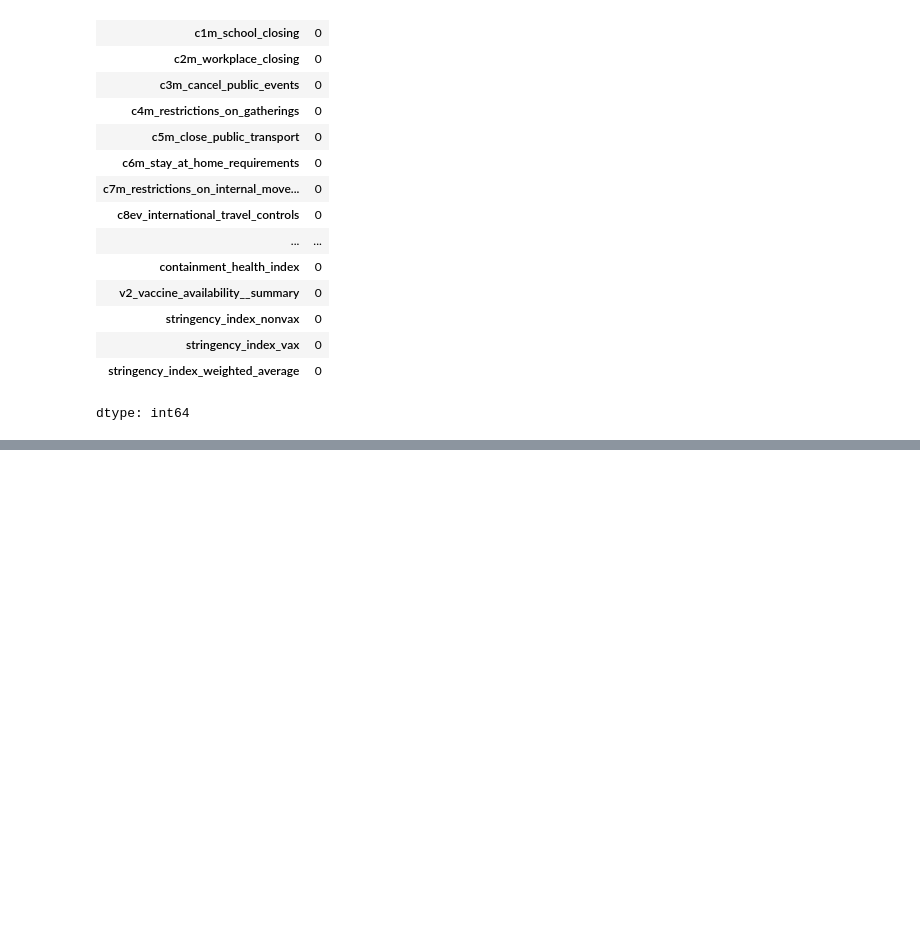
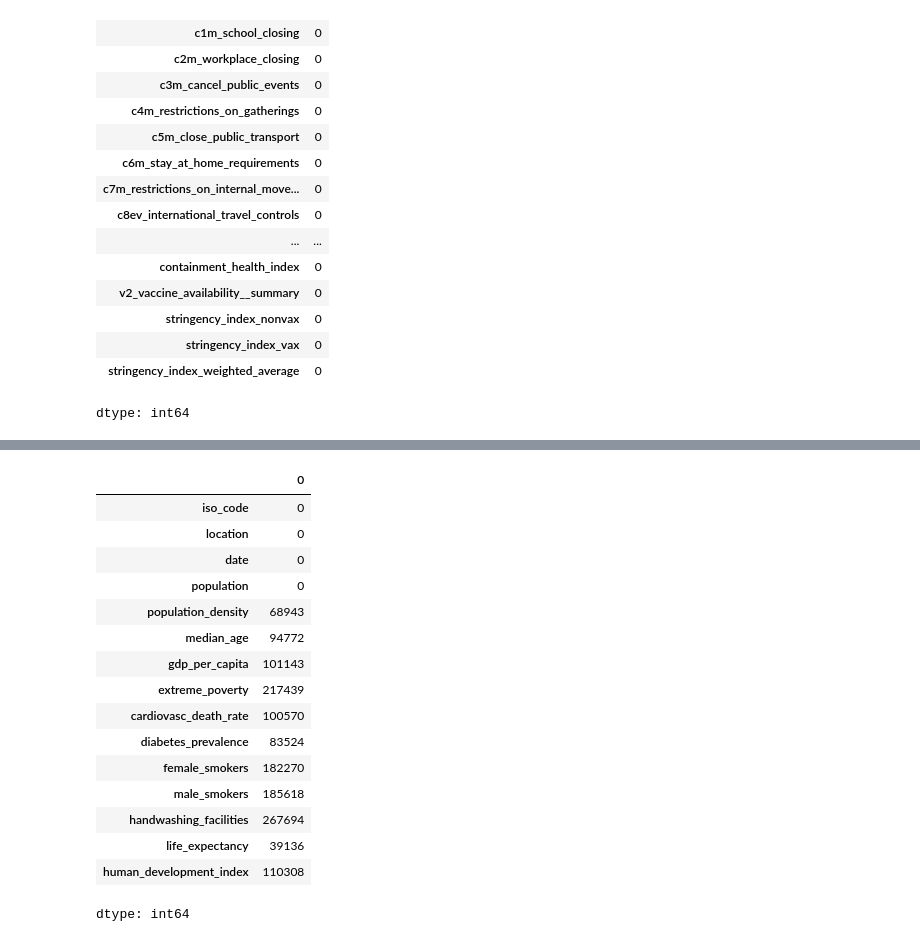
Before and after one commit to ArunKrishnan09/Covid-Analysis, a Jupyter notebook: Covid_analysis.ipynb, the cells around one changed output, grey strips where cells are left out. Saved outputs shown, nothing was run; the diff lists cells and outputs as text; code cells hidden in the pictures; blank space fills up the shorter version.

```diff
--- a/Covid_analysis.ipynb
+++ b/Covid_analysis.ipynb
@@ -364,0 +350,20 @@ for country in oxcgrt_policy["country"].unique():
+# %%
+misc_data.isnull().sum()
+# %% [output]
+|  | 0 |
+| iso_code | 0 |
+| location | 0 |
+| date | 0 |
+| population | 0 |
+| population_density | 68943 |
+| median_age | 94772 |
+| gdp_per_capita | 101143 |
+| extreme_poverty | 217439 |
+| cardiovasc_death_rate | 100570 |
+| diabetes_prevalence | 83524 |
+| female_smokers | 182270 |
+| male_smokers | 185618 |
+| handwashing_facilities | 267694 |
+| life_expectancy | 39136 |
+| human_development_index | 110308 |
+dtype: int64
```
Also changed, not shown: parts of 11 cells of this notebook.
